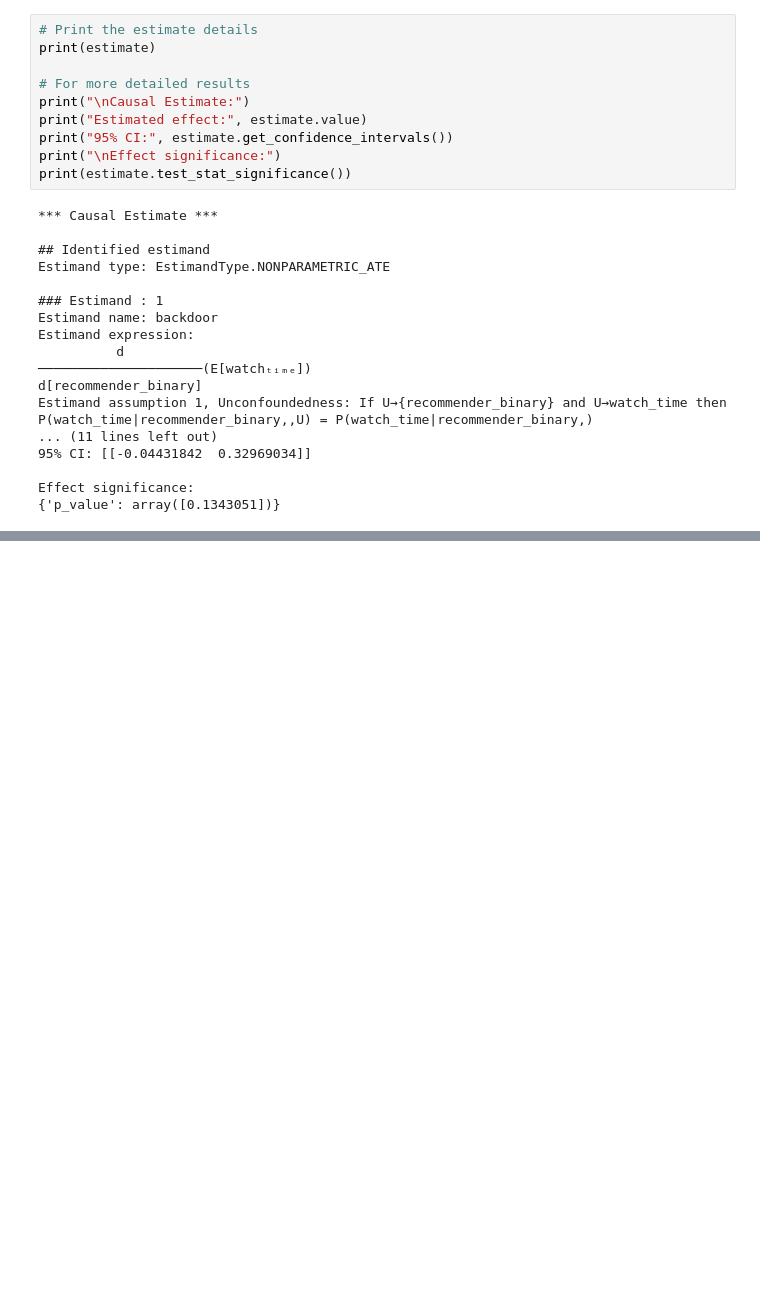
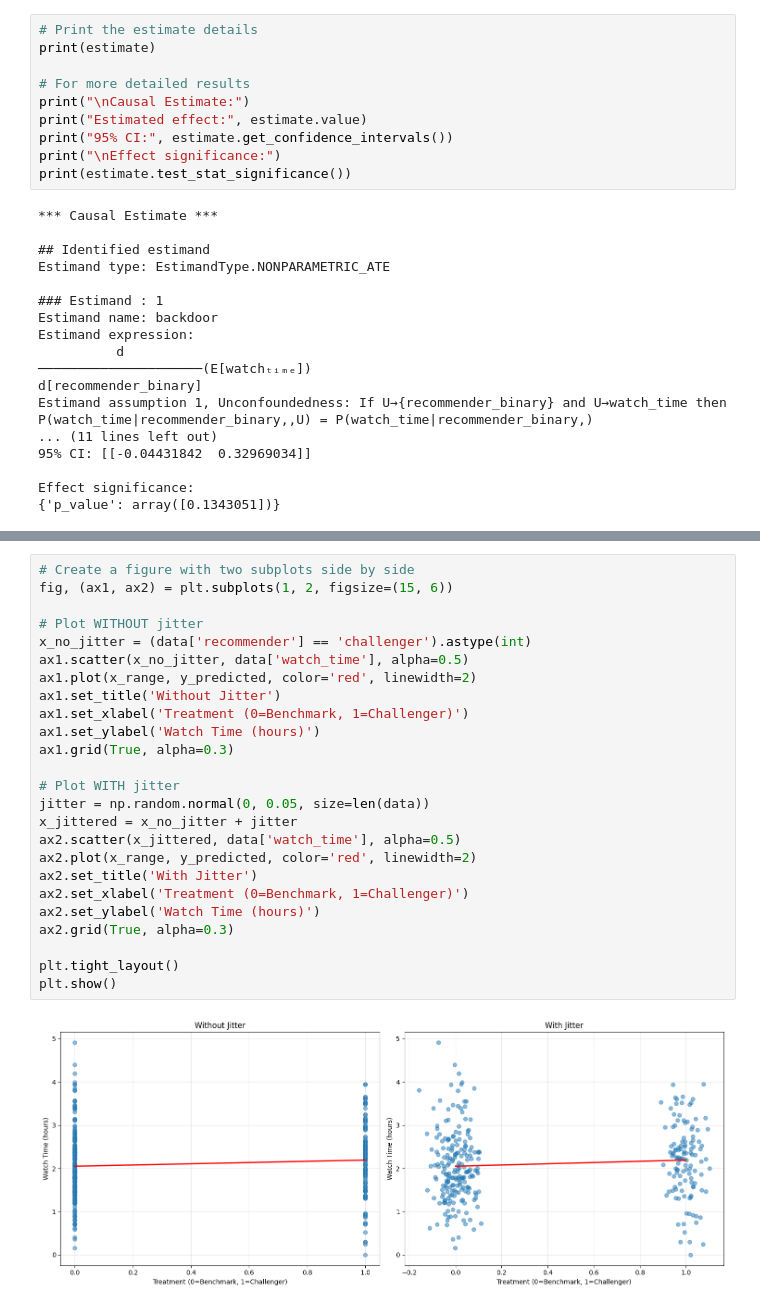
Before and after one commit to vp-82/causal-inference-in-python-code, a Jupyter notebook: causal-inference-in-python/04b_example_with_pywhy.ipynb, the cells around one changed output, grey strips where cells are left out. Saved outputs shown, nothing was run; the diff lists cells and outputs as text; blank space fills up the shorter version.

```diff
--- a/causal-inference-in-python/04b_example_with_pywhy.ipynb
+++ b/causal-inference-in-python/04b_example_with_pywhy.ipynb
@@ -83,0 +120,27 @@ Effect significance:
+# %%
+# Create a figure with two subplots side by side
+fig, (ax1, ax2) = plt.subplots(1, 2, figsize=(15, 6))
+
+# Plot WITHOUT jitter
+x_no_jitter = (data['recommender'] == 'challenger').astype(int)
+ax1.scatter(x_no_jitter, data['watch_time'], alpha=0.5)
+ax1.plot(x_range, y_predicted, color='red', linewidth=2)
+ax1.set_title('Without Jitter')
+ax1.set_xlabel('Treatment (0=Benchmark, 1=Challenger)')
+ax1.set_ylabel('Watch Time (hours)')
+ax1.grid(True, alpha=0.3)
+
+# Plot WITH jitter
+jitter = np.random.normal(0, 0.05, size=len(data))
+x_jittered = x_no_jitter + jitter
+ax2.scatter(x_jittered, data['watch_time'], alpha=0.5)
+ax2.plot(x_range, y_predicted, color='red', linewidth=2)
+ax2.set_title('With Jitter')
+ax2.set_xlabel('Treatment (0=Benchmark, 1=Challenger)')
+ax2.set_ylabel('Watch Time (hours)')
+ax2.grid(True, alpha=0.3)
+
+plt.tight_layout()
+plt.show()
+# %% [output]
+[figure, added]
```
Also changed, not shown: parts of 1 cell of this notebook.
